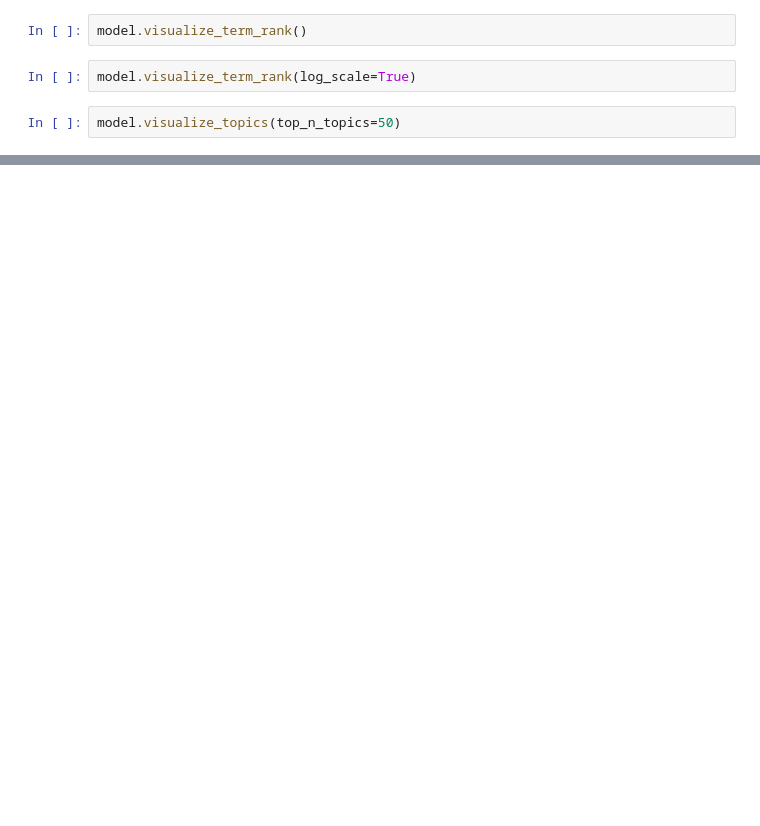
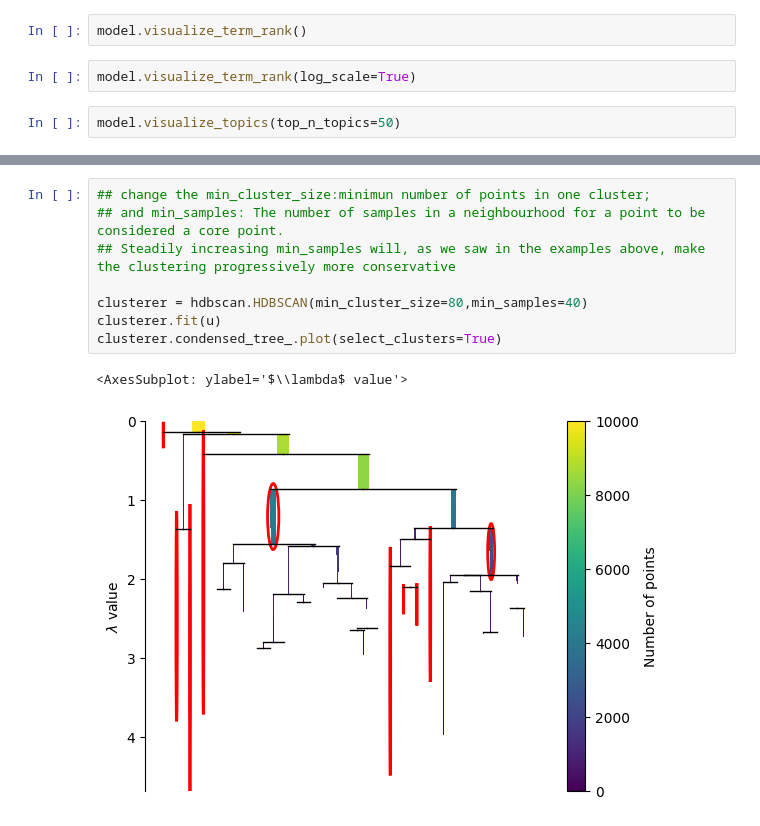
Before and after one commit to johnsonice/HuggingFace_Demos, a Jupyter notebook: examples/sentence_bert_applications/topic_model/notebook/basic_topic_model.ipynb, the cells around one changed output, grey strips where cells are left out. Saved outputs shown, nothing was run; the diff lists cells and outputs as text; blank space fills up the shorter version.

```diff
--- a/examples/sentence_bert_applications/topic_model/notebook/basic_topic_model.ipynb
+++ b/examples/sentence_bert_applications/topic_model/notebook/basic_topic_model.ipynb
@@ -140,0 +366,11 @@ coherence
+# %%
+## change the min_cluster_size:minimun number of points in one cluster;
+## and min_samples: The number of samples in a neighbourhood for a point to be considered a core point.
+## Steadily increasing min_samples will, as we saw in the examples above, make the clustering progressively more conservative
+
+clusterer = hdbscan.HDBSCAN(min_cluster_size=80,min_samples=40)
+clusterer.fit(u)
+clusterer.condensed_tree_.plot(select_clusters=True)
+# %% [output]
+<AxesSubplot: ylabel='$\\lambda$ value'>
+[figure, added]
```
Also changed, not shown: parts of 60 cells of this notebook, 1 other file.
